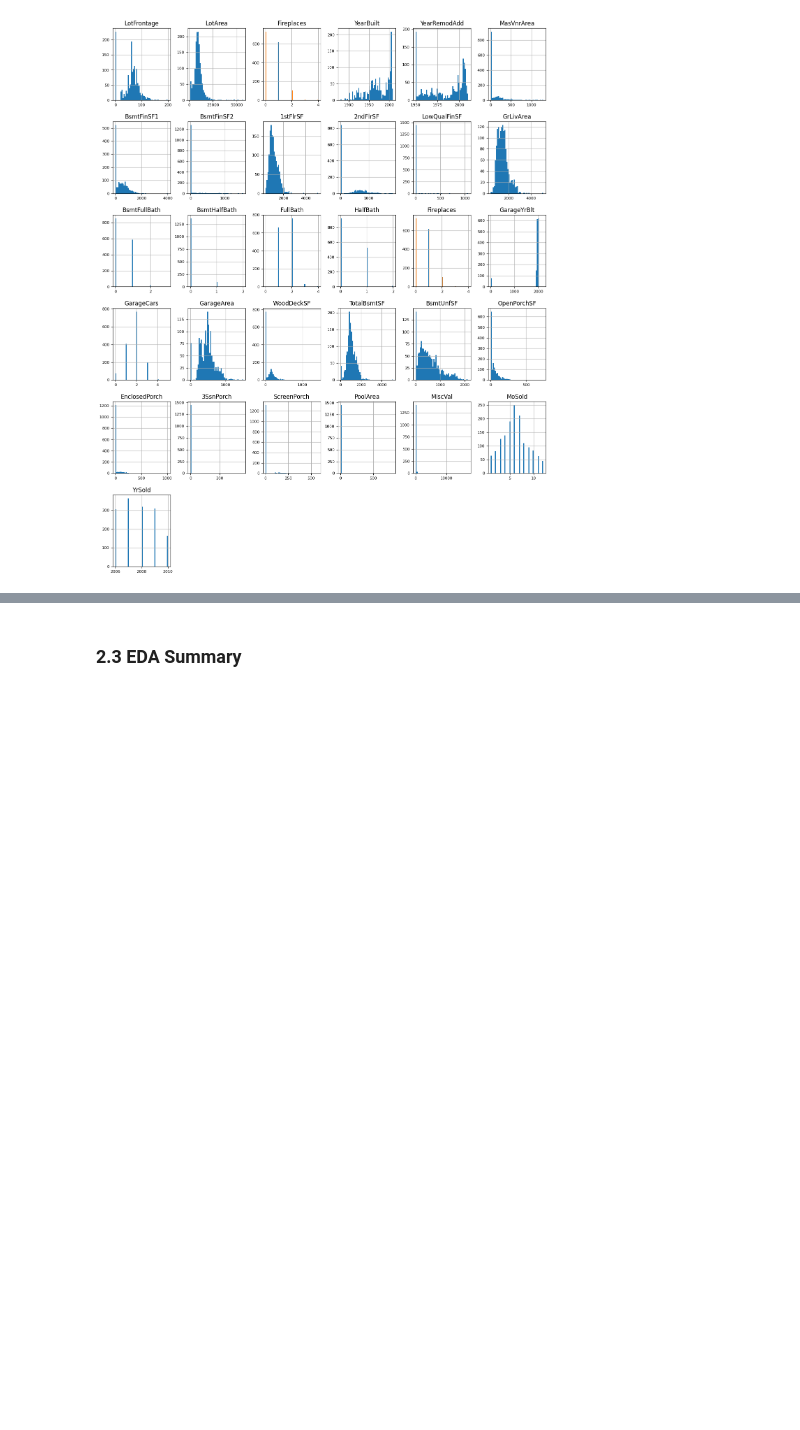
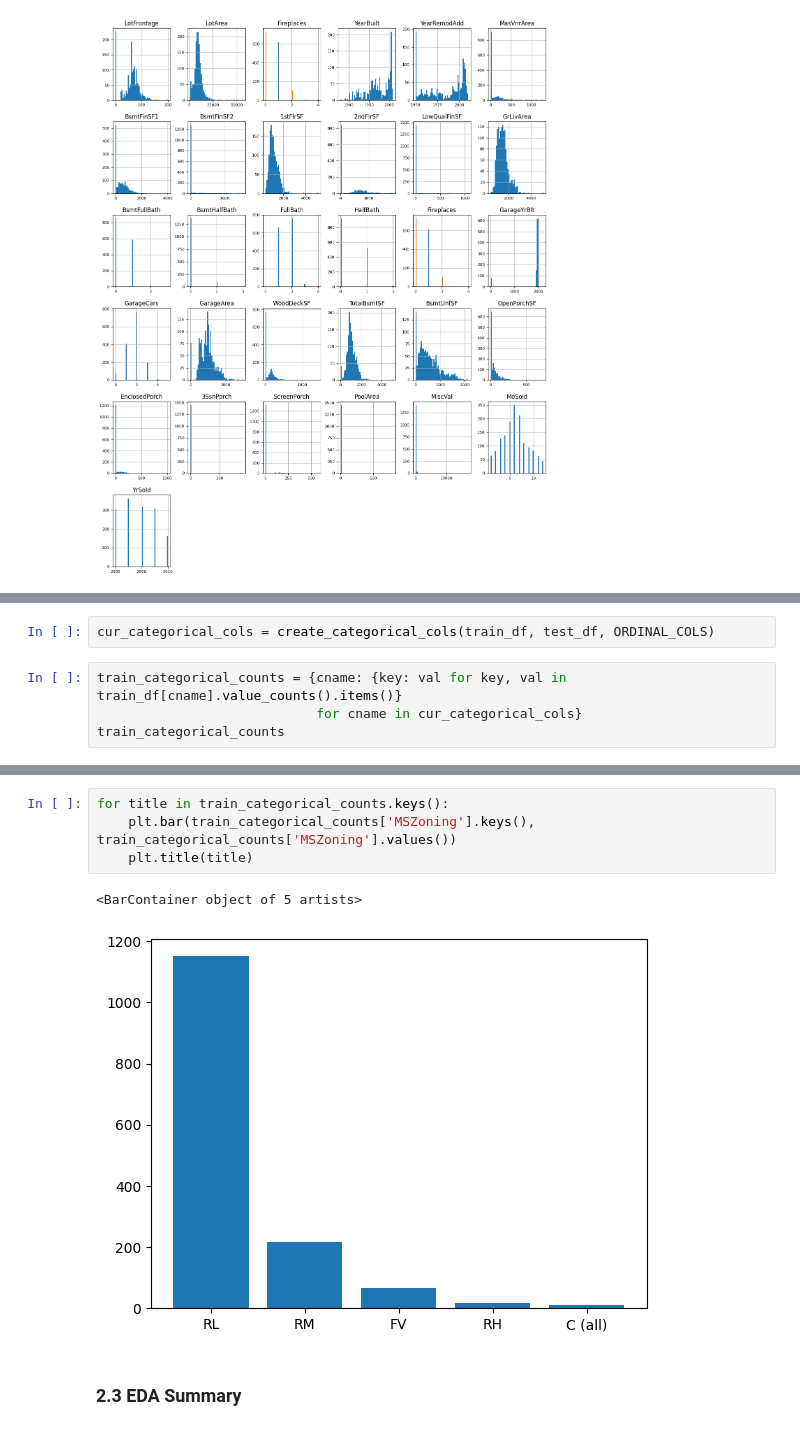
Before and after one commit to Mark-Barbaric/Kaggle, a Jupyter notebook: housing/housing_workbook_v1.ipynb, the cells around one changed output, grey strips where cells are left out. Saved outputs shown, nothing was run; the diff lists cells and outputs as text; blank space fills up the shorter version.

```diff
--- a/housing/housing_workbook_v1.ipynb
+++ b/housing/housing_workbook_v1.ipynb
@@ -423,0 +500,6 @@ array([[<Axes: title={'center': 'LotFrontage'}>,
+# %%
+cur_categorical_cols = create_categorical_cols(train_df, test_df, ORDINAL_COLS)
+# %%
+train_categorical_counts = {cname: {key: val for key, val in train_df[cname].value_counts().items()}
+                            for cname in cur_categorical_cols}
+train_categorical_counts
@@ -424,3 +524,10 @@ array([[<Axes: title={'center': 'LotFrontage'}>,
+# %%
+for title in train_categorical_counts.keys():
+    plt.bar(train_categorical_counts['MSZoning'].keys(), train_categorical_counts['MSZoning'].values())
+    plt.title(title)
+# %% [output]
+<BarContainer object of 5 artists>
+[figure, added]
 # %% [markdown]
 ### 2.3 EDA Summary
 # %% [markdown]
```
Also changed, not shown: parts of 20 cells of this notebook, 2 other files.
